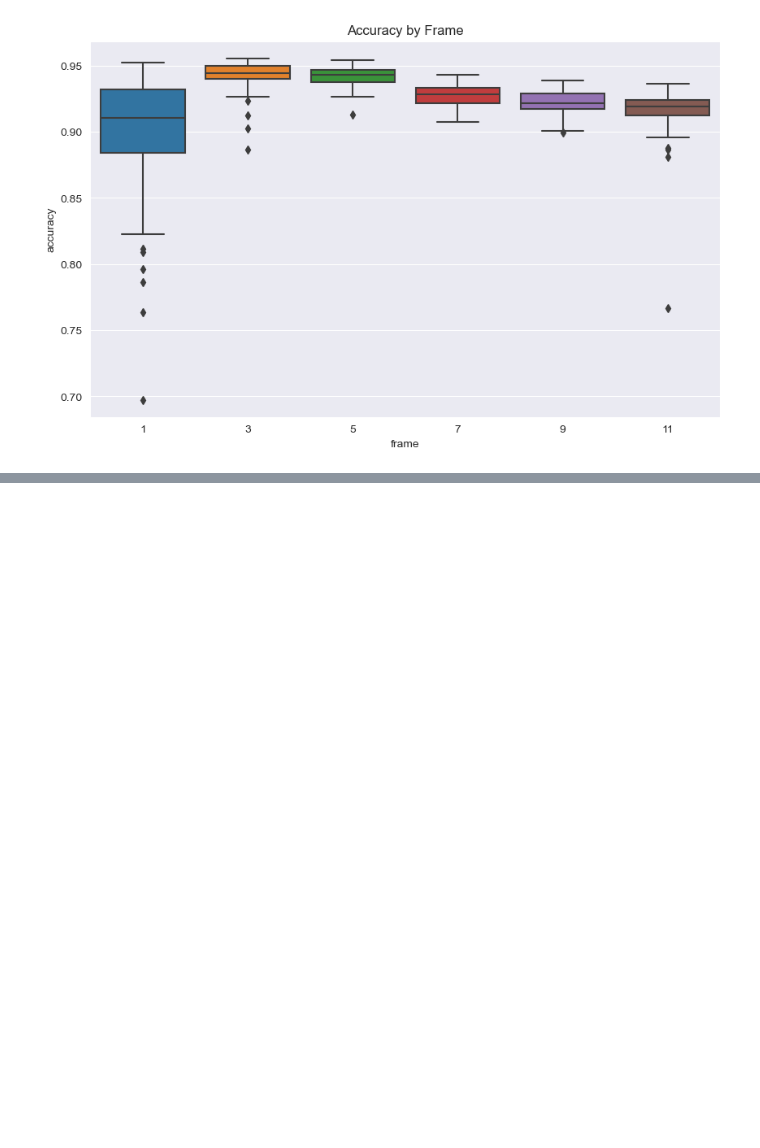
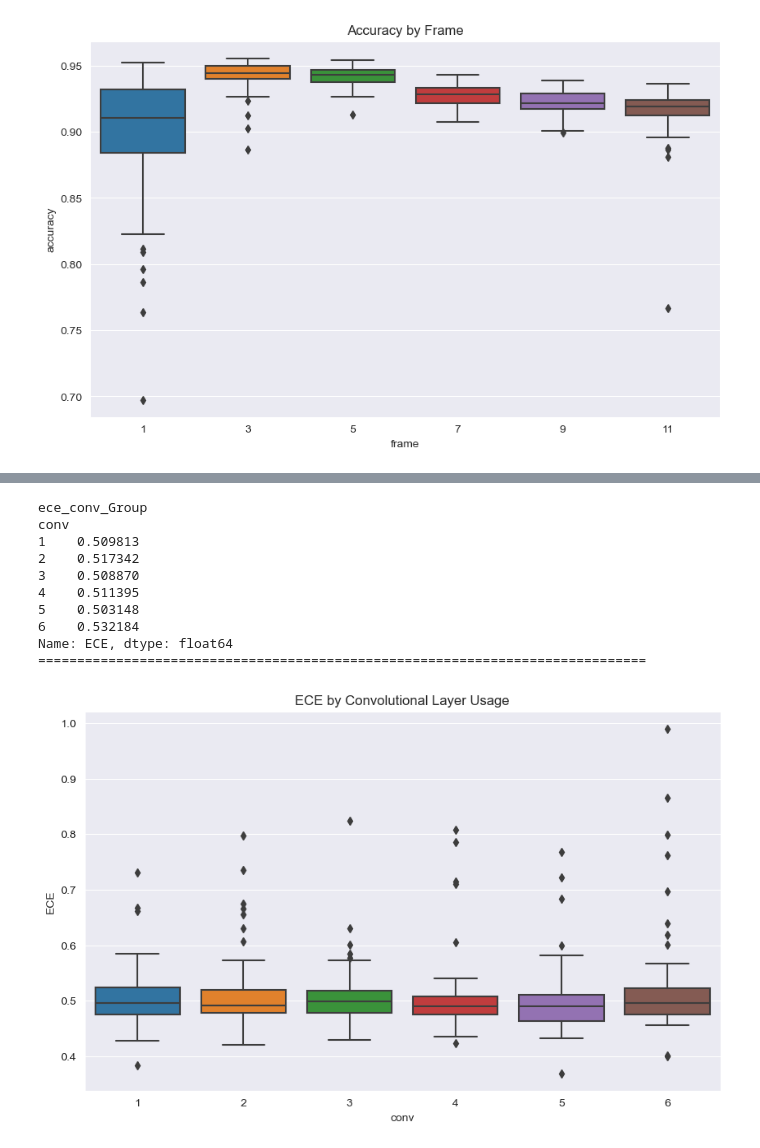
Before and after one commit to HMCHON/hfprND, a Jupyter notebook: Analysis.ipynb, the cells around one changed output, grey strips where cells are left out. Saved outputs shown, nothing was run; the diff lists cells and outputs as text; code cells hidden in the pictures; blank space fills up the shorter version.

```diff
--- a/Analysis.ipynb
+++ b/Analysis.ipynb
@@ -172,0 +256,24 @@ Name: accuracy, dtype: float64
+# %%
+# Group by conv and calculate mean ECE
+ece_conv_Group = df.groupby('conv')['ECE'].mean()
+print("ece_conv_Group")
+print(ece_conv_Group)
+print('==============================================================================')
+# Boxplot of accuracy by conv
+plt.figure(figsize=(10, 6))
+sns.boxplot(x='conv', y='ECE', data=df)
+plt.title('ECE by Convolutional Layer Usage')
+# plt.show()
+plt.savefig("ECE_By_Convolutional_Layer.png")
+# %% [output]
+ece_conv_Group
+conv
+1    0.509813
+2    0.517342
+3    0.508870
+4    0.511395
+5    0.503148
+6    0.532184
+Name: ECE, dtype: float64
+==============================================================================
+[figure, added]
```
Also changed, not shown: parts of 7 cells of this notebook, 11 other files.
